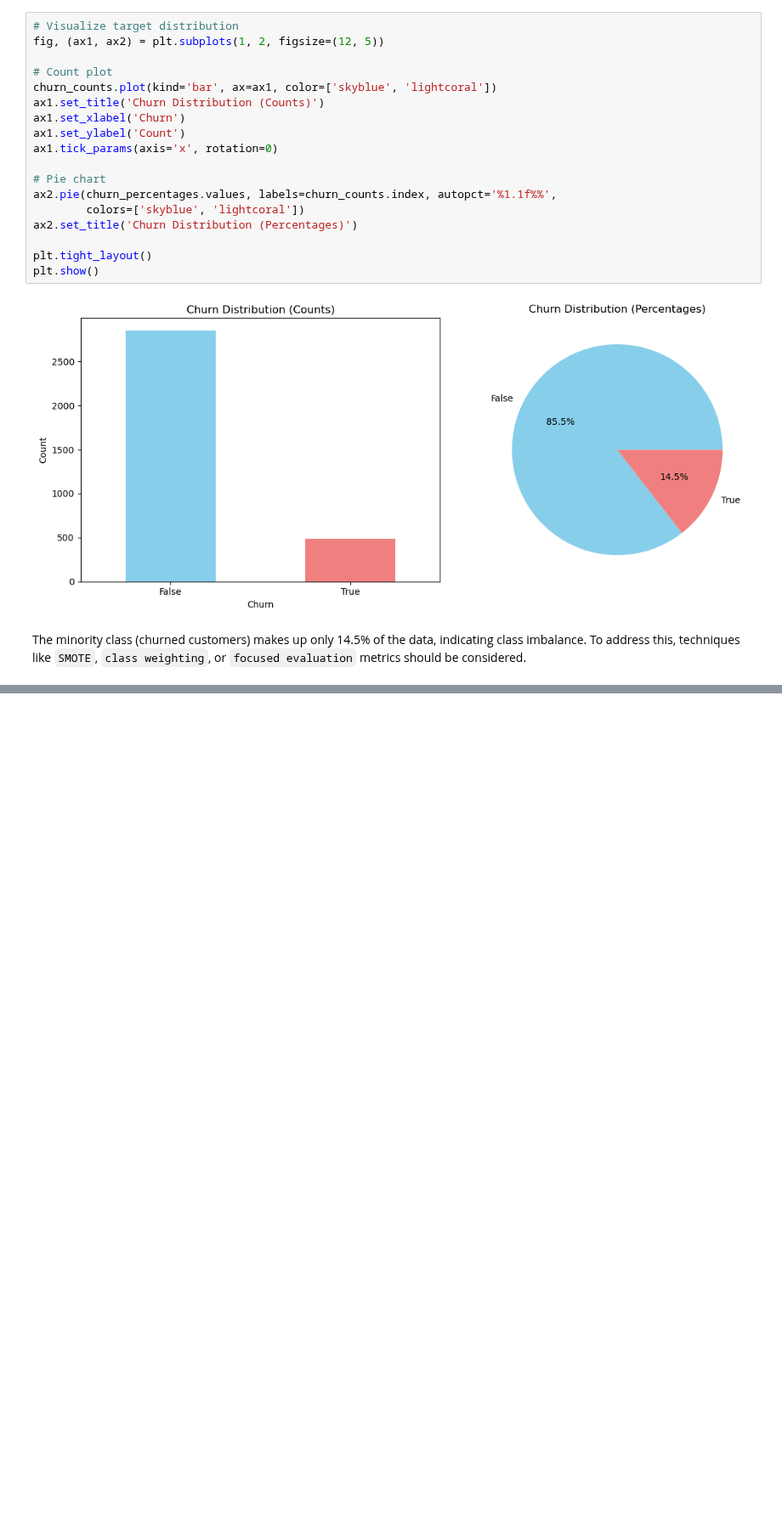
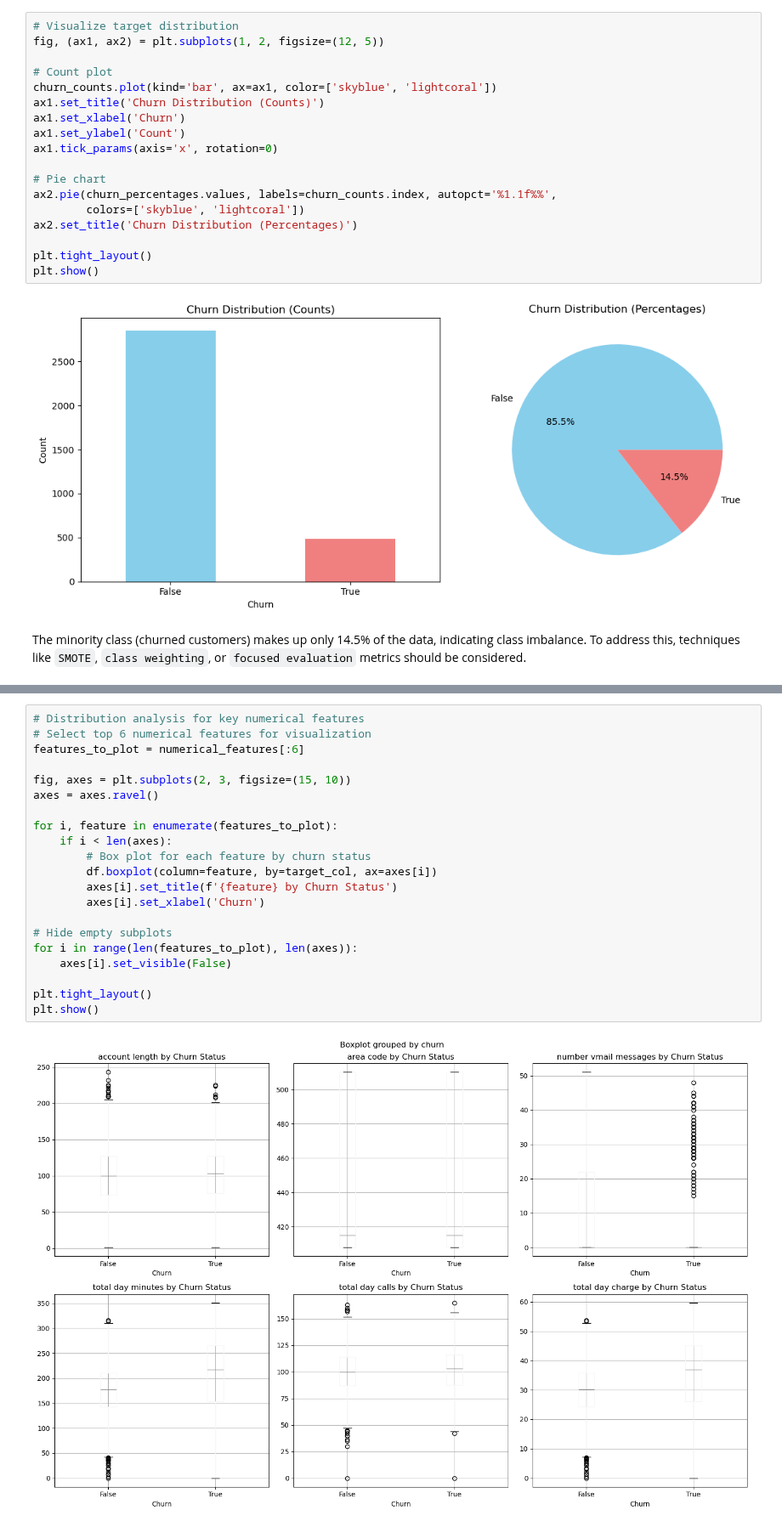
Before and after one commit to Tdoggie/phase-3-project, a Jupyter notebook: index.ipynb, the cells around one changed output, grey strips where cells are left out. Shown at 85% size. Drawn from its saved outputs; the diff is of its cells as text; blank space fills up the shorter version.

```diff
--- a/index.ipynb
+++ b/index.ipynb
@@ -183,0 +243,23 @@ The minority class (churned customers) makes up only 14.5% of the data, indicati
+# %%
+# Distribution analysis for key numerical features
+# Select top 6 numerical features for visualization
+features_to_plot = numerical_features[:6]
+
+fig, axes = plt.subplots(2, 3, figsize=(15, 10))
+axes = axes.ravel()
+
+for i, feature in enumerate(features_to_plot):
+    if i < len(axes):
+        # Box plot for each feature by churn status
+        df.boxplot(column=feature, by=target_col, ax=axes[i])
+        axes[i].set_title(f'{feature} by Churn Status')
+        axes[i].set_xlabel('Churn')
+
+# Hide empty subplots
+for i in range(len(features_to_plot), len(axes)):
+    axes[i].set_visible(False)
+
+plt.tight_layout()
+plt.show()
+# %% [output]
+[figure, added]
```
Also changed, not shown: parts of 12 cells of this notebook.
